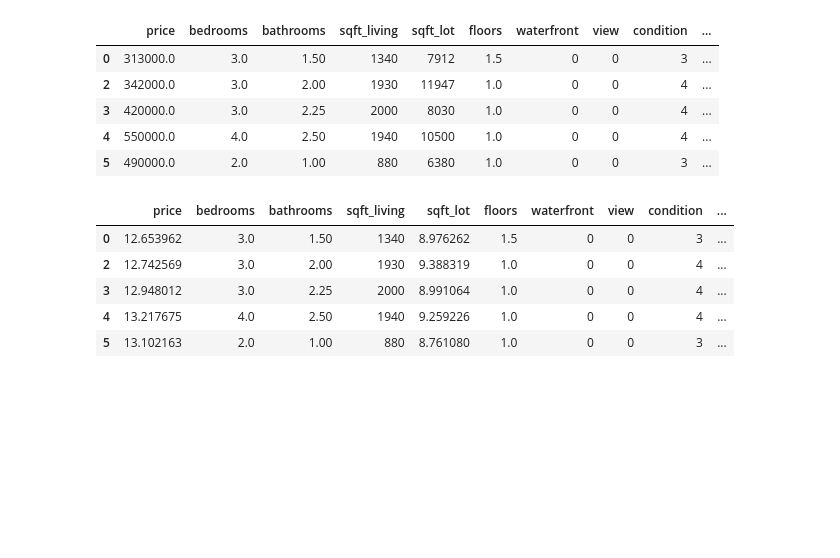
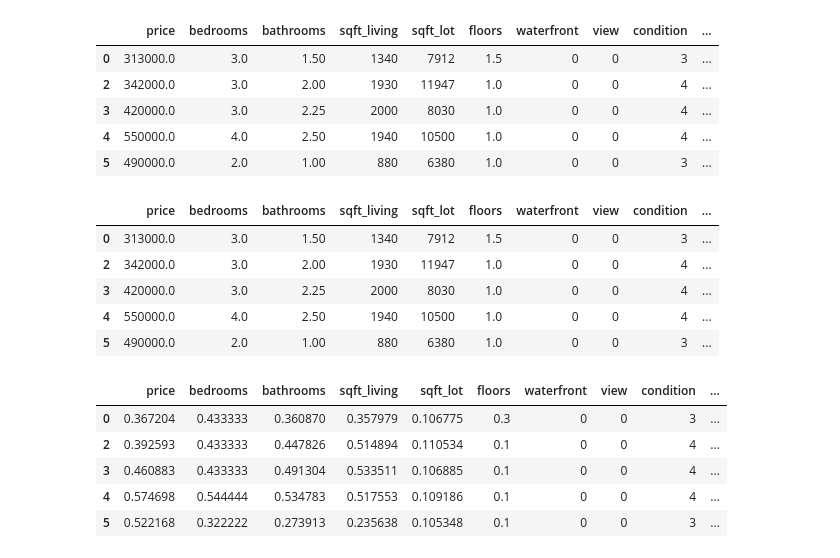
Before and after one commit to Marina-LA/House_Price_-Prediction, a Jupyter notebook: data_processing.ipynb, the cells around one changed output. Drawn from its saved outputs; the diff is of its cells as text; code cells hidden in the pictures; blank space fills up the shorter version.

```diff
--- a/data_processing.ipynb
+++ b/data_processing.ipynb
@@ -383,15 +383,39 @@ df4['property_age'] = 2024 - df4['yr_built']
 df4['effective_age'] = 2024 - np.where(df4['yr_renovated'] > 0, df4['yr_renovated'], df4['yr_built'])
 df4['price_per_sqft'] = df4['price'] / df4['sqft_living']
 # %%
-log_transform_cols = ['price', 'sqft_lot', 'price_per_sqft', 'sqft_basement']
+#log_transform_cols = ['price', 'price_per_sqft']
 
-df4[log_transform_cols] = df4[log_transform_cols].map(lambda x: np.log1p(x) if x > 0 else 0)
+#df4[log_transform_cols] = df4[log_transform_cols].map(lambda x: np.log1p(x) if x > 0 else 0)
 
 df4.head()
 # %% [output]
 |  | price | bedrooms | bathrooms | sqft_living | sqft_lot | floors | waterfront | view | condition | ... |
-| 0 | 12.653962 | 3.0 | 1.50 | 1340 | 8.976262 | 1.5 | 0 | 0 | 3 | ... |
-| 2 | 12.742569 | 3.0 | 2.00 | 1930 | 9.388319 | 1.0 | 0 | 0 | 4 | ... |
-| 3 | 12.948012 | 3.0 | 2.25 | 2000 | 8.991064 | 1.0 | 0 | 0 | 4 | ... |
-| 4 | 13.217675 | 4.0 | 2.50 | 1940 | 9.259226 | 1.0 | 0 | 0 | 4 | ... |
-| 5 | 13.102163 | 2.0 | 1.00 | 880 | 8.761080 | 1.0 | 0 | 0 | 3 | ... |
+| 0 | 313000.0 | 3.0 | 1.50 | 1340 | 7912 | 1.5 | 0 | 0 | 3 | ... |
+| 2 | 342000.0 | 3.0 | 2.00 | 1930 | 11947 | 1.0 | 0 | 0 | 4 | ... |
+| 3 | 420000.0 | 3.0 | 2.25 | 2000 | 8030 | 1.0 | 0 | 0 | 4 | ... |
+| 4 | 550000.0 | 4.0 | 2.50 | 1940 | 10500 | 1.0 | 0 | 0 | 4 | ... |
+| 5 | 490000.0 | 2.0 | 1.00 | 880 | 6380 | 1.0 | 0 | 0 | 3 | ... |
+# %%
+def min_max_scaling(column, min_value=None, max_value=None):
+    if min_value is None:
+        min_value = column.min()
+    if max_value is None:
+        max_value = column.max()
+    return (column - min_value) / (max_value - min_value) + 0.1
+
+
+min_max_col = ['bedrooms', 'bathrooms', 'sqft_living', 'sqft_lot', 'floors',
+                   'sqft_above', 'sqft_basement', 'yr_built', 'yr_renovated', 'property_age', 'effective_age', 'price_per_sqft', 'price']
+
+for col in min_max_col:
+    df4[col] = min_max_scaling(df4[col])
+
+
+df4.head()
+# %% [output]
+|  | price | bedrooms | bathrooms | sqft_living | sqft_lot | floors | waterfront | view | condition | ... |
+| 0 | 0.367204 | 0.433333 | 0.360870 | 0.357979 | 0.106775 | 0.3 | 0 | 0 | 3 | ... |
+| 2 | 0.392593 | 0.433333 | 0.447826 | 0.514894 | 0.110534 | 0.1 | 0 | 0 | 4 | ... |
+| 3 | 0.460883 | 0.433333 | 0.491304 | 0.533511 | 0.106885 | 0.1 | 0 | 0 | 4 | ... |
+| 4 | 0.574698 | 0.544444 | 0.534783 | 0.517553 | 0.109186 | 0.1 | 0 | 0 | 4 | ... |
+| 5 | 0.522168 | 0.322222 | 0.273913 | 0.235638 | 0.105348 | 0.1 | 0 | 0 | 3 | ... |
```
Also changed, not shown: parts of 4 cells of this notebook, 7 other files.
